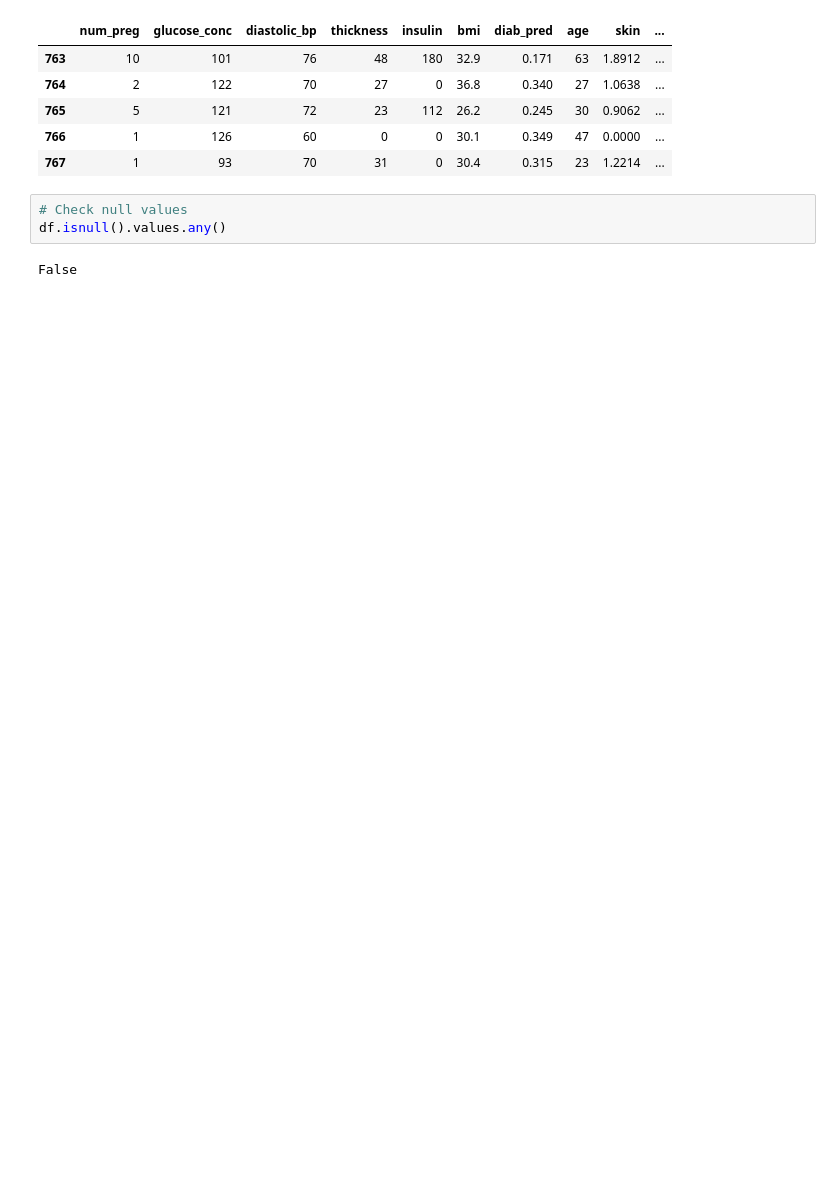
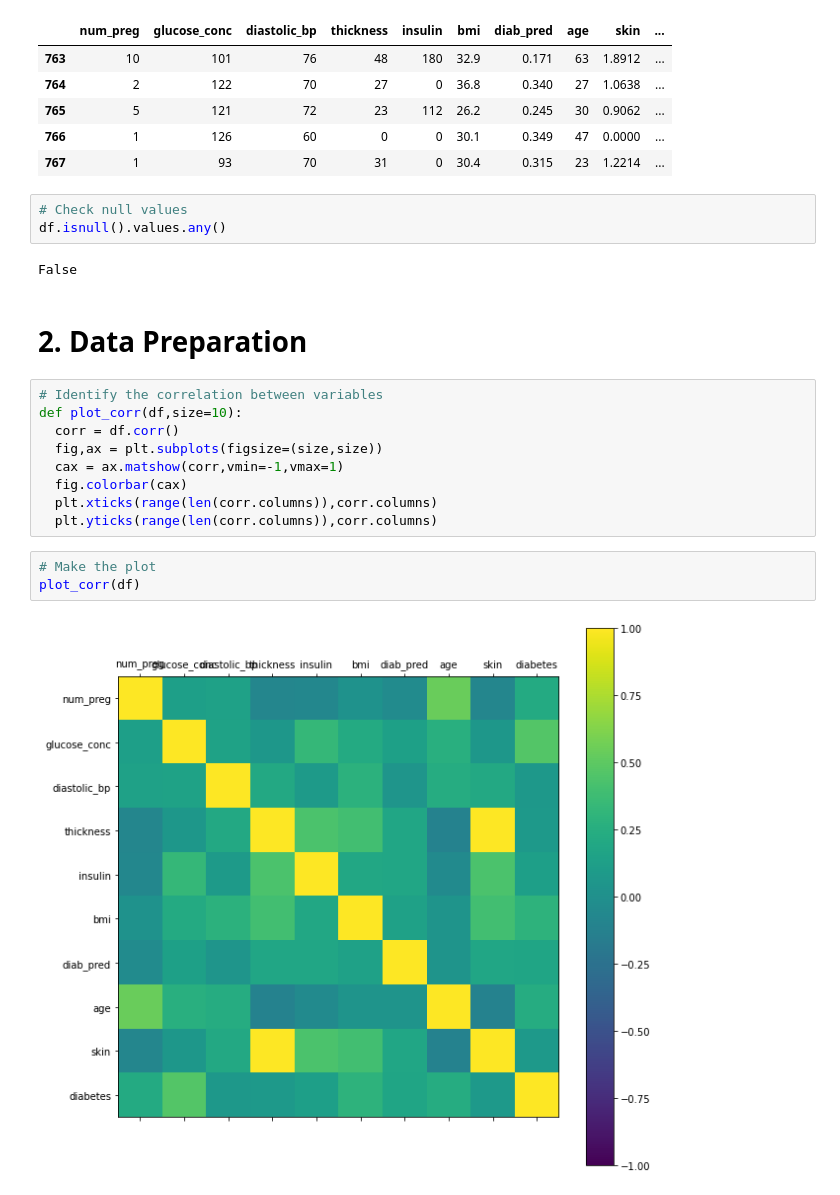
Before and after one commit to ralsouza/predict_the_onset_diabetes, a Jupyter notebook: src/01_predicting_diabetes.ipynb, the cells around one changed output. Saved outputs shown, nothing was run; the diff lists cells and outputs as text; blank space fills up the shorter version.

```diff
--- a/src/01_predicting_diabetes.ipynb
+++ b/src/01_predicting_diabetes.ipynb
@@ -37,3 +58,19 @@ df.tail()
 df.isnull().values.any()
 # %% [output]
 False
+# %% [markdown]
+# 2. Data Preparation
+# %%
+# Identify the correlation between variables
+def plot_corr(df,size=10):
+  corr = df.corr()
+  fig,ax = plt.subplots(figsize=(size,size))
+  cax = ax.matshow(corr,vmin=-1,vmax=1)
+  fig.colorbar(cax)
+  plt.xticks(range(len(corr.columns)),corr.columns)
+  plt.yticks(range(len(corr.columns)),corr.columns)
+# %%
+# Make the plot
+plot_corr(df)
+# %% [output]
+[figure, added]
```
Also changed, not shown: parts of 32 cells of this notebook.
